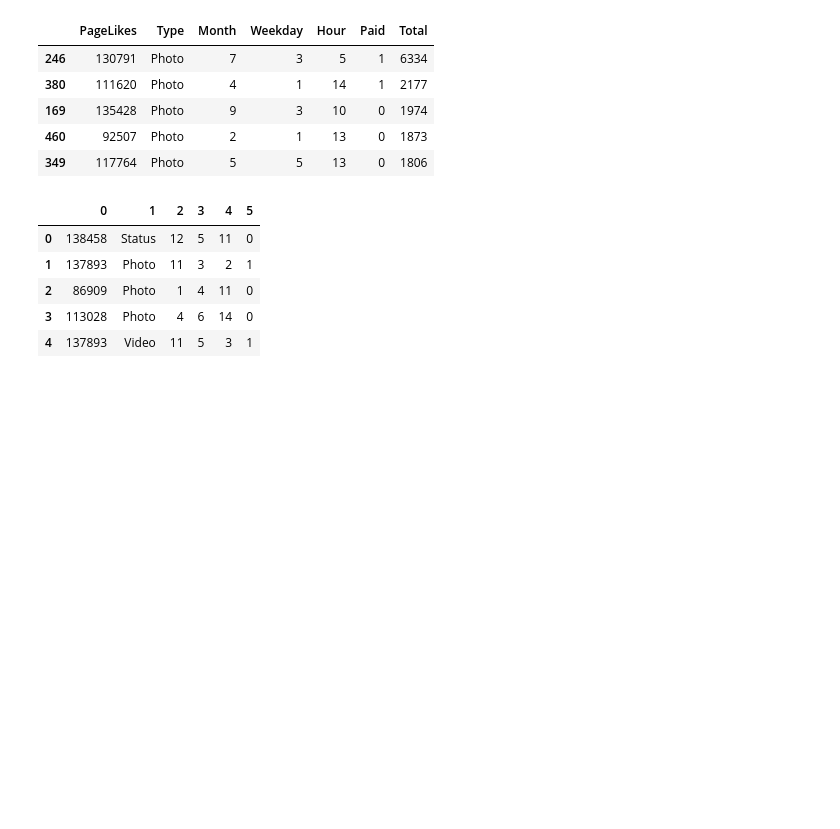
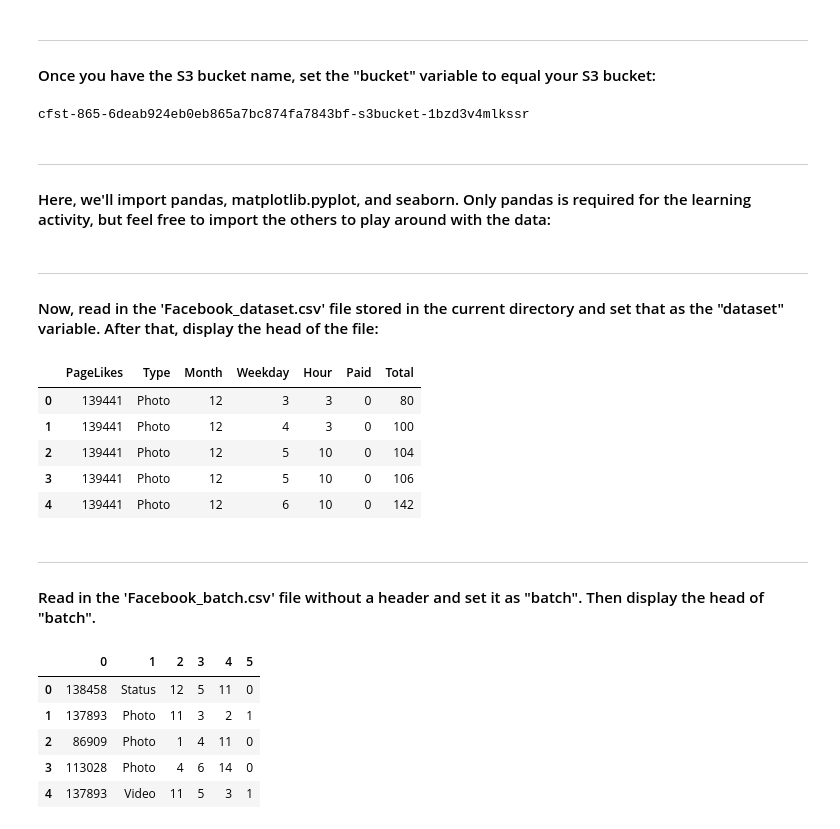
Before and after one commit to linuxacademy/aws-bigdata-2018, a Jupyter notebook: aml-lab/AML_learning_activity.ipynb, the cells around one changed output. Cells and saved outputs as stored; diff of their text form; code cells hidden in the pictures; blank space fills up the shorter version.

```diff
--- a/aml-lab/AML_learning_activity.ipynb
+++ b/aml-lab/AML_learning_activity.ipynb
@@ -8,17 +9,34 @@ cfst-865-b5137df127d7e0ebbc990974dccf296-s3bucket-14btq19bomey
+# %% [markdown]
+___
+#### Once you have the S3 bucket name, set the "bucket" variable to equal your S3 bucket:
+# %%
+bucket='cfst-865-6deab924eb0eb865a7bc874fa7843bf-s3bucket-1bzd3v4mlkssr'
+print(bucket)
+# %% [output]
+cfst-865-6deab924eb0eb865a7bc874fa7843bf-s3bucket-1bzd3v4mlkssr
+# %% [markdown]
+___
+#### Here, we'll import pandas, matplotlib.pyplot, and seaborn. Only pandas is required for the learning activity, but feel free to import the others to play around with the data:
 # %%
 import pandas as pd
 import matplotlib.pyplot as plt
 import seaborn as sns
+# %% [markdown]
+___
+#### Now, read in the 'Facebook_dataset.csv' file stored in the current directory and set that as the "dataset" variable. After that, display the head of the file:
 # %%
 dataset = pd.read_csv('Facebook_dataset.csv')
-dataset.sort_values(by='Total',ascending=False).head()
+dataset.head()
 # %% [output]
 |  | PageLikes | Type | Month | Weekday | Hour | Paid | Total |
-| 246 | 130791 | Photo | 7 | 3 | 5 | 1 | 6334 |
-| 380 | 111620 | Photo | 4 | 1 | 14 | 1 | 2177 |
-| 169 | 135428 | Photo | 9 | 3 | 10 | 0 | 1974 |
-| 460 | 92507 | Photo | 2 | 1 | 13 | 0 | 1873 |
-| 349 | 117764 | Photo | 5 | 5 | 13 | 0 | 1806 |
+| 0 | 139441 | Photo | 12 | 3 | 3 | 0 | 80 |
+| 1 | 139441 | Photo | 12 | 4 | 3 | 0 | 100 |
+| 2 | 139441 | Photo | 12 | 5 | 10 | 0 | 104 |
+| 3 | 139441 | Photo | 12 | 5 | 10 | 0 | 106 |
+| 4 | 139441 | Photo | 12 | 6 | 10 | 0 | 142 |
+# %% [markdown]
+___
+#### Read in the 'Facebook_batch.csv' file without a header and set it as "batch". Then display the head of "batch".
 # %%
 batch = pd.read_csv('Facebook_batch.csv', header=None)
 batch.head()
```
Also changed, not shown: parts of 15 cells of this notebook.
